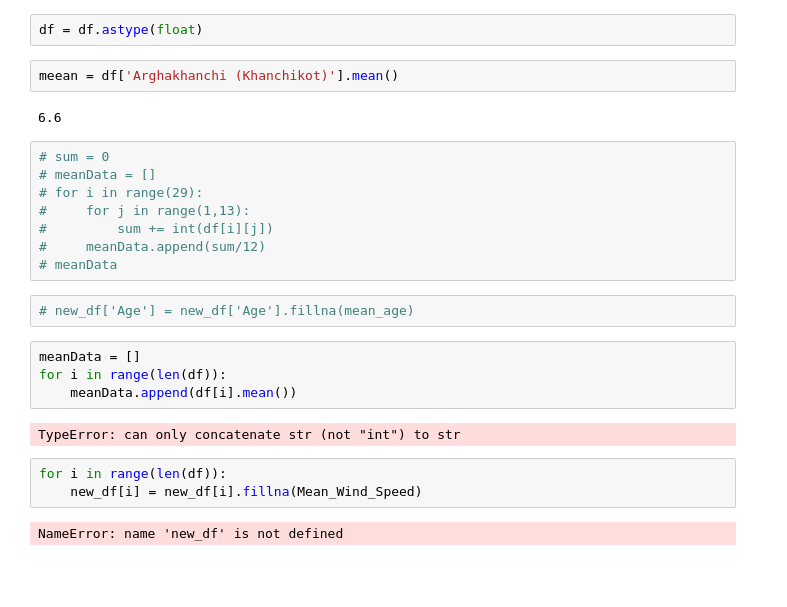
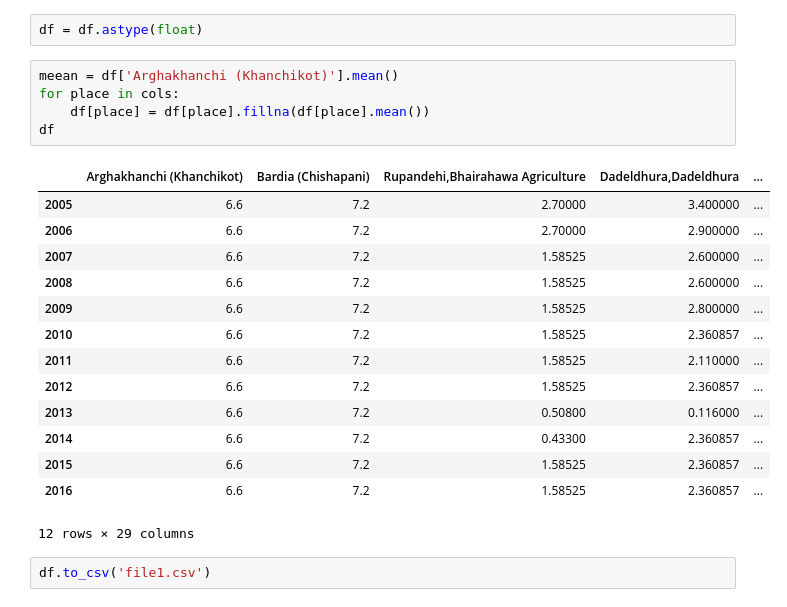
Before and after one commit to prajwollamichhane11/Wind-Data-Analysis, a Jupyter notebook: wind-analysis.ipynb, the cells around one changed output. Saved outputs shown, nothing was run; the diff lists cells and outputs as text; blank space fills up the shorter version.

```diff
--- a/wind-analysis.ipynb
+++ b/wind-analysis.ipynb
@@ -160,28 +160,25 @@ Taplejung, Taplejung                object
 dtype: object
 # %%
 df = df.astype(float)
-# %%
-meean = df['Arghakhanchi (Khanchikot)'].mean()
-# %% [output]
-6.6
-# %%
-# sum = 0
-# meanData = []
-# for i in range(29):
-#     for j in range(1,13):
-#         sum += int(df[i][j])
-#     meanData.append(sum/12)
-# meanData
-# %%
-# new_df['Age'] = new_df['Age'].fillna(mean_age)
-# %%
-meanData = []
-for i in range(len(df)):
-    meanData.append(df[i].mean())
-# %% [output]
-TypeError: can only concatenate str (not "int") to str
-# %%
-for i in range(len(df)):
-    new_df[i] = new_df[i].fillna(Mean_Wind_Speed)
-# %% [output]
-NameError: name 'new_df' is not defined
+# %%
+meean = df['Arghakhanchi (Khanchikot)'].mean()
+for place in cols:
+    df[place] = df[place].fillna(df[place].mean())
+df
+# %% [output]
+|  | Arghakhanchi (Khanchikot) | Bardia (Chishapani) | Rupandehi,Bhairahawa Agriculture | Dadeldhura,Dadeldhura | ... |
+| 2005 | 6.6 | 7.2 | 2.70000 | 3.400000 | ... |
+| 2006 | 6.6 | 7.2 | 2.70000 | 2.900000 | ... |
+| 2007 | 6.6 | 7.2 | 1.58525 | 2.600000 | ... |
+| 2008 | 6.6 | 7.2 | 1.58525 | 2.600000 | ... |
+| 2009 | 6.6 | 7.2 | 1.58525 | 2.800000 | ... |
+| 2010 | 6.6 | 7.2 | 1.58525 | 2.360857 | ... |
+| 2011 | 6.6 | 7.2 | 1.58525 | 2.110000 | ... |
+| 2012 | 6.6 | 7.2 | 1.58525 | 2.360857 | ... |
+| 2013 | 6.6 | 7.2 | 0.50800 | 0.116000 | ... |
+| 2014 | 6.6 | 7.2 | 0.43300 | 2.360857 | ... |
+| 2015 | 6.6 | 7.2 | 1.58525 | 2.360857 | ... |
+| 2016 | 6.6 | 7.2 | 1.58525 | 2.360857 | ... |
+12 rows × 29 columns
+# %%
+df.to_csv('file1.csv')
```
Also changed, not shown: parts of 5 cells of this notebook, 1 other file.
